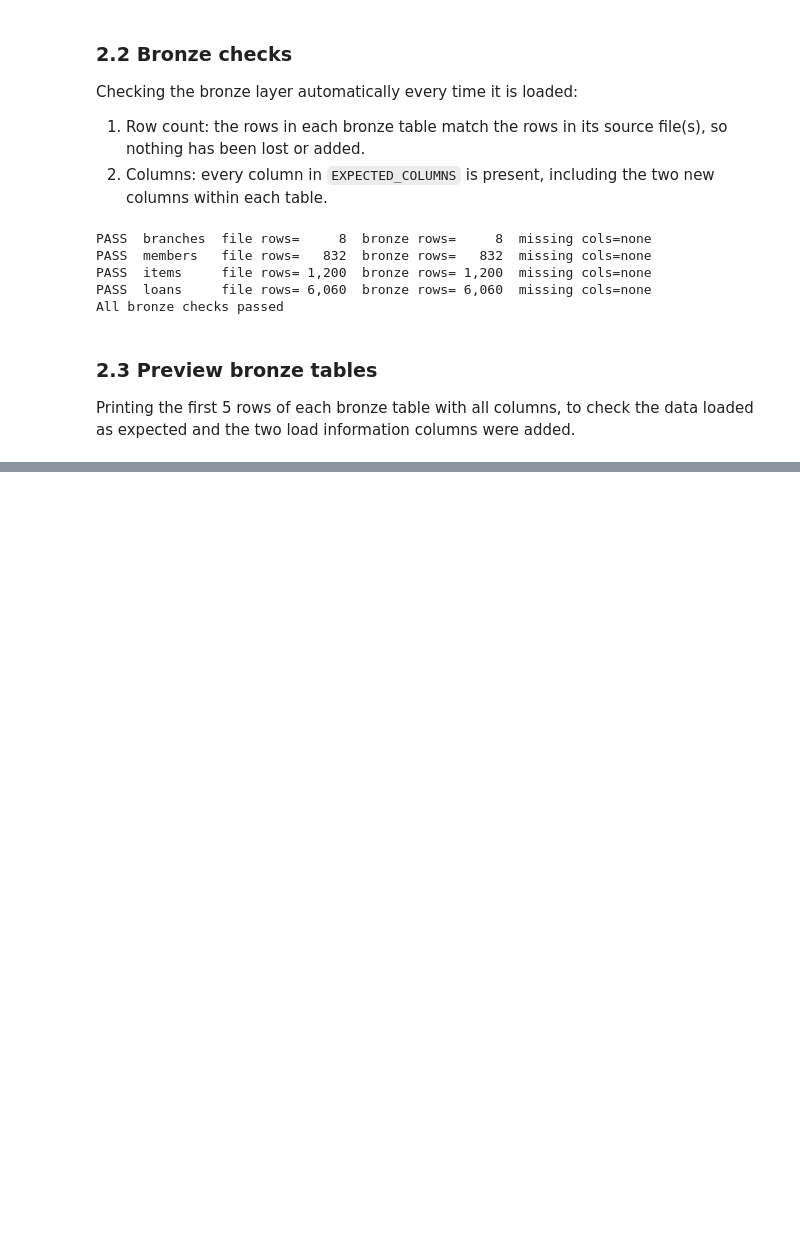
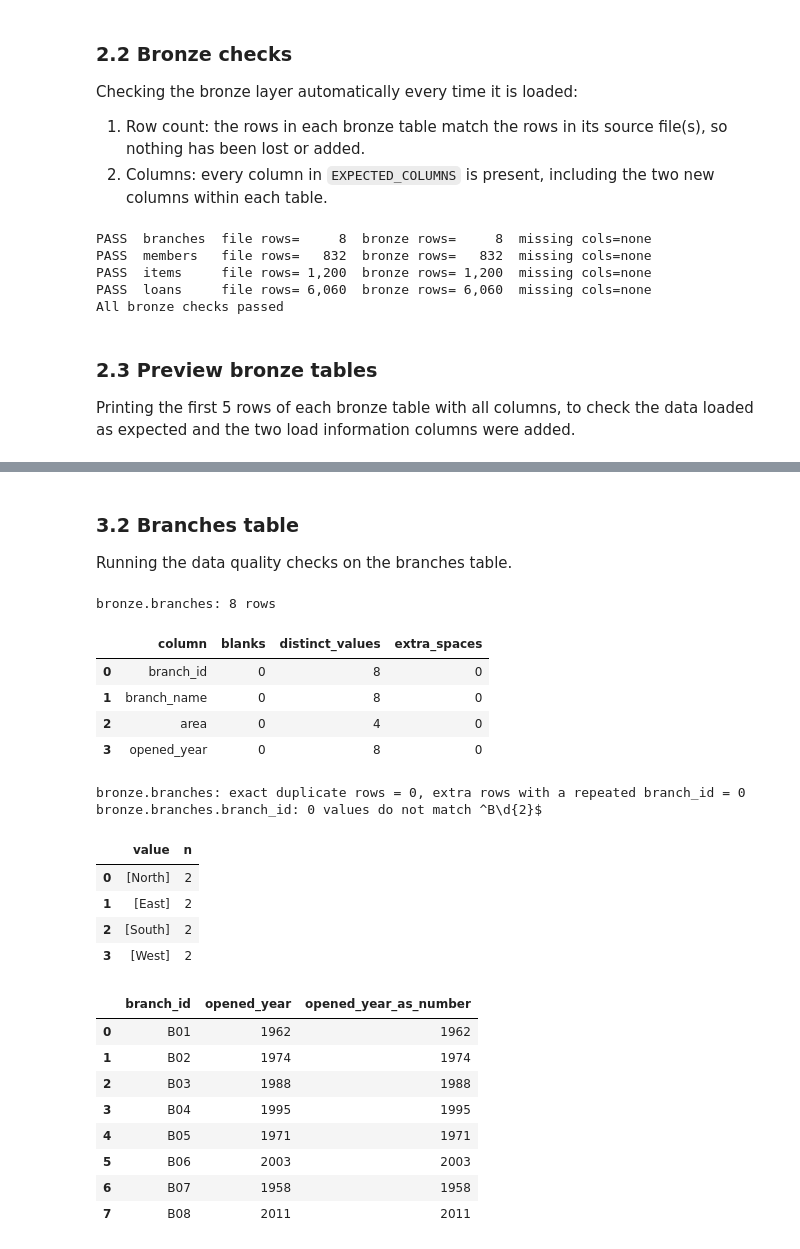
Before and after one commit to HuriyaAhmerr/5782076-AnalyticsEngineering, a Jupyter notebook: 5782076_library_pipeline.ipynb, the cells around one changed output, grey strips where cells are left out. Saved outputs shown, nothing was run; the diff lists cells and outputs as text; code cells hidden in the pictures; blank space fills up the shorter version.

```diff
--- a/5782076_library_pipeline.ipynb
+++ b/5782076_library_pipeline.ipynb
@@ -806,0 +873,44 @@ display(con.sql("SELECT * FROM bronze.loans WHERE _source_file LIKE '%H2%' LIMIT
+# %% [markdown]
+### 3.2 Branches table
+
+Running the data quality checks on the branches table.
+# %%
+# 1. Missing values and extra spaces in every column
+display(profile_table(con, "branches"))
+
+# 2. Duplicate rows and repeated branch IDs
+check_duplicates(con, "branches", "branch_id")
+
+# 3. ID format: should be B followed by 2 digits (B01–B08)
+pattern_check(con, "branches", "branch_id", r"^B\d{2}$")
+
+# 4. Spelling / capital letter variants in area
+display(value_counts(con, "branches", "area"))
+
+# 5. opened_year is text in bronze – check every value can become a number
+display(con.sql("""SELECT branch_id, opened_year,
+                          TRY_CAST(opened_year AS INTEGER) AS opened_year_as_number
+                   FROM bronze.branches""").df())
+# %% [output]
+bronze.branches: 8 rows
+|  | column | blanks | distinct_values | extra_spaces |
+| 0 | branch_id | 0 | 8 | 0 |
+| 1 | branch_name | 0 | 8 | 0 |
+| 2 | area | 0 | 4 | 0 |
+| 3 | opened_year | 0 | 8 | 0 |
+bronze.branches: exact duplicate rows = 0, extra rows with a repeated branch_id = 0
+bronze.branches.branch_id: 0 values do not match ^B\d{2}$
+|  | value | n |
+| 0 | [North] | 2 |
+| 1 | [East] | 2 |
+| 2 | [South] | 2 |
+| 3 | [West] | 2 |
+|  | branch_id | opened_year | opened_year_as_number |
+| 0 | B01 | 1962 | 1962 |
+| 1 | B02 | 1974 | 1974 |
+| 2 | B03 | 1988 | 1988 |
+| 3 | B04 | 1995 | 1995 |
+| 4 | B05 | 1971 | 1971 |
+| 5 | B06 | 2003 | 2003 |
+| 6 | B07 | 1958 | 1958 |
+| 7 | B08 | 2011 | 2011 |
```
Also changed, not shown: parts of 10 cells of this notebook.
